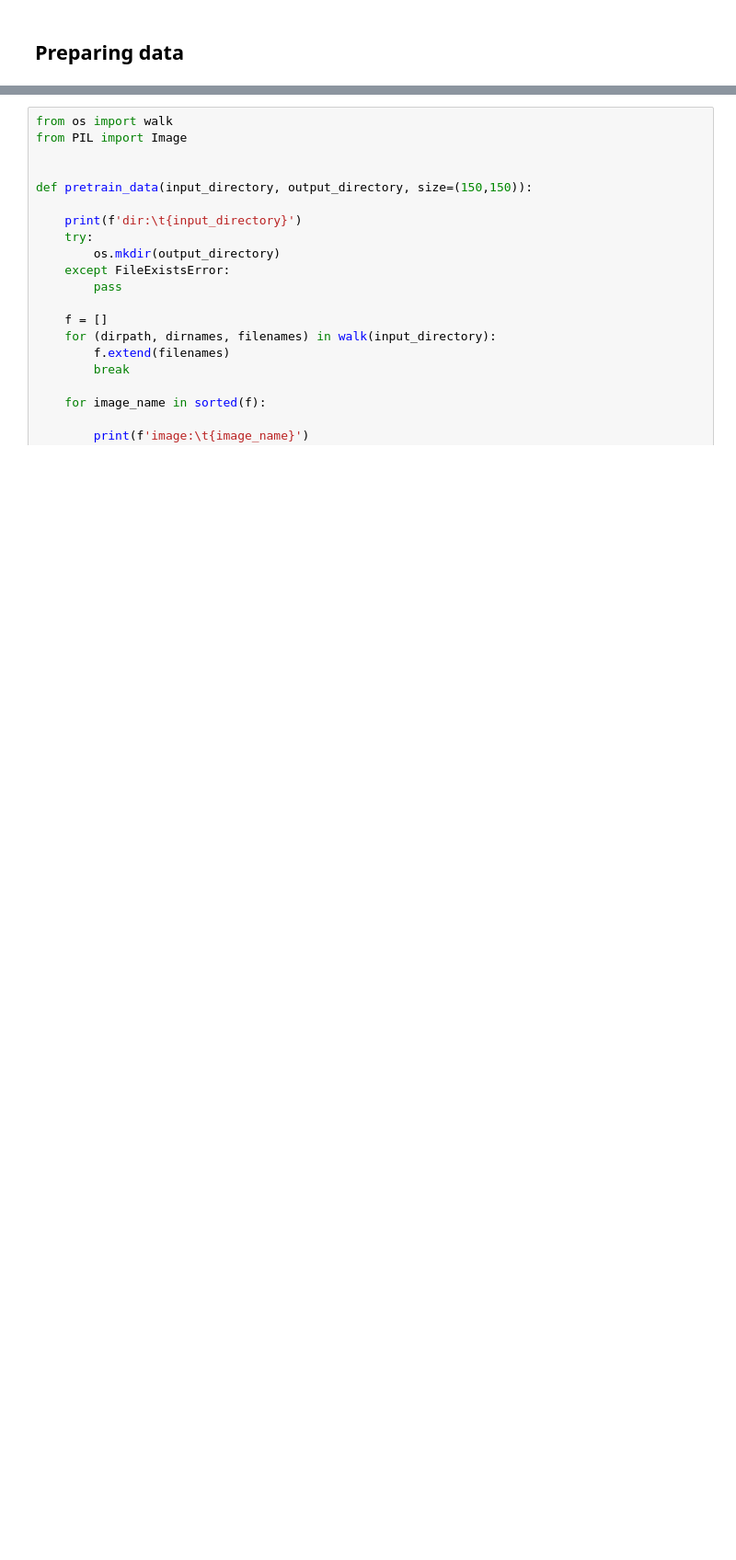
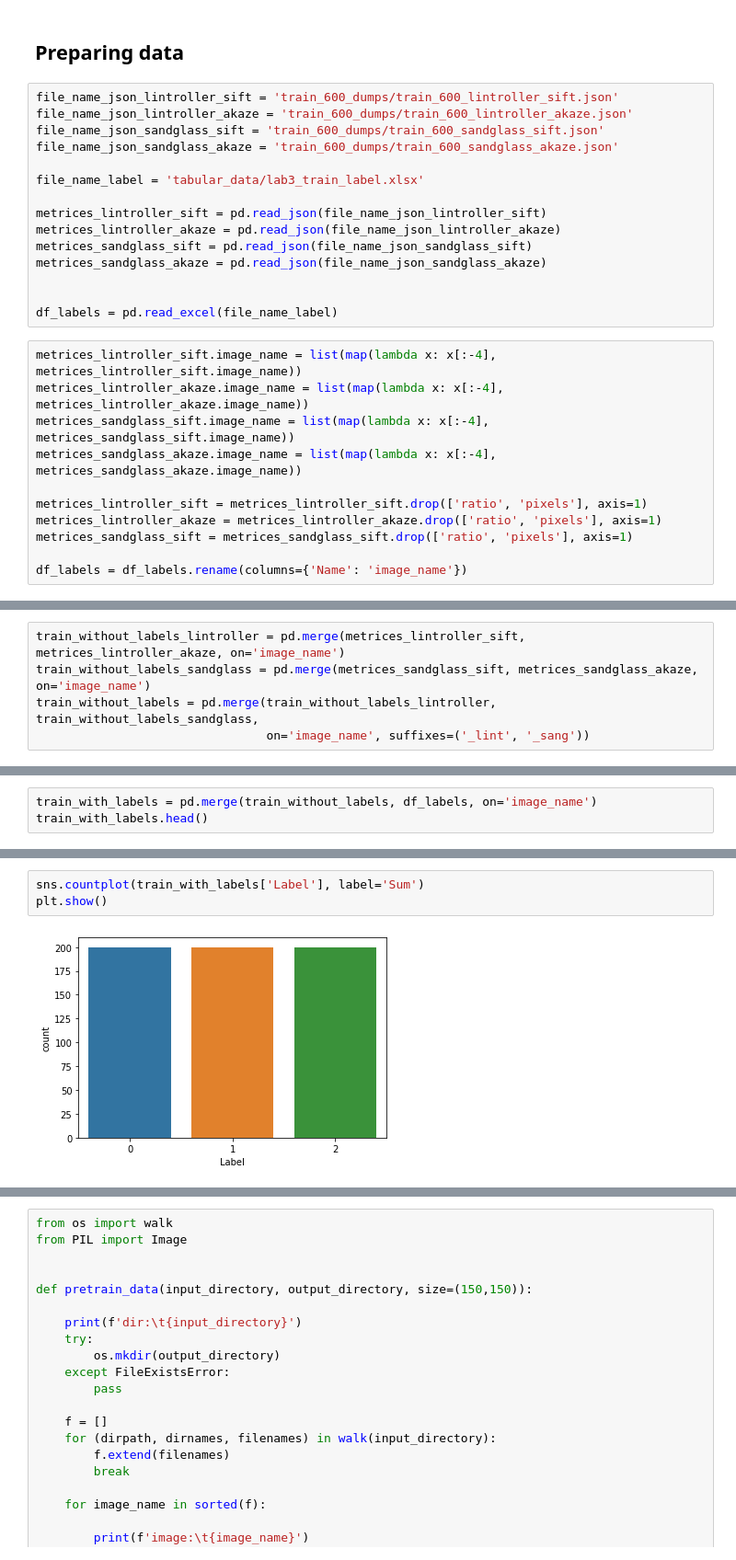
Before and after one commit to bateikoEd/object_recognition, a Jupyter notebook: Lab3/Lab3.ipynb, the cells around one changed output, grey strips where cells are left out. Shown at 92% size. Cells and saved outputs as stored; diff of their text form; blank space fills up the shorter version.

```diff
--- a/Lab3/Lab3.ipynb
+++ b/Lab3/Lab3.ipynb
@@ -237,2 +298,28 @@ error: OpenCV(4.4.0) /tmp/pip-req-build-yln3mf6z/opencv/modules/core/src/batch_d
 # %% [markdown]
 ## Preparing data
+# %%
+file_name_json_lintroller_sift = 'train_600_dumps/train_600_lintroller_sift.json'
+file_name_json_lintroller_akaze = 'train_600_dumps/train_600_lintroller_akaze.json'
+file_name_json_sandglass_sift = 'train_600_dumps/train_600_sandglass_sift.json'
+file_name_json_sandglass_akaze = 'train_600_dumps/train_600_sandglass_akaze.json'
+
+file_name_label = 'tabular_data/lab3_train_label.xlsx'
+
+metrices_lintroller_sift = pd.read_json(file_name_json_lintroller_sift)
+metrices_lintroller_akaze = pd.read_json(file_name_json_lintroller_akaze)
+metrices_sandglass_sift = pd.read_json(file_name_json_sandglass_sift)
+metrices_sandglass_akaze = pd.read_json(file_name_json_sandglass_akaze)
+
+
+df_labels = pd.read_excel(file_name_label)
+# %%
+metrices_lintroller_sift.image_name = list(map(lambda x: x[:-4], metrices_lintroller_sift.image_name))
+metrices_lintroller_akaze.image_name = list(map(lambda x: x[:-4], metrices_lintroller_akaze.image_name))
+metrices_sandglass_sift.image_name = list(map(lambda x: x[:-4], metrices_sandglass_sift.image_name))
+metrices_sandglass_akaze.image_name = list(map(lambda x: x[:-4], metrices_sandglass_akaze.image_name))
+
+metrices_lintroller_sift = metrices_lintroller_sift.drop(['ratio', 'pixels'], axis=1)
+metrices_lintroller_akaze = metrices_lintroller_akaze.drop(['ratio', 'pixels'], axis=1)
+metrices_sandglass_sift = metrices_sandglass_sift.drop(['ratio', 'pixels'], axis=1)
+
+df_labels = df_labels.rename(columns={'Name': 'image_name'})
@@ -238,0 +339,5 @@ error: OpenCV(4.4.0) /tmp/pip-req-build-yln3mf6z/opencv/modules/core/src/batch_d
+# %%
+train_without_labels_lintroller = pd.merge(metrices_lintroller_sift, metrices_lintroller_akaze, on='image_name')
+train_without_labels_sandglass = pd.merge(metrices_sandglass_sift, metrices_sandglass_akaze, on='image_name')
+train_without_labels = pd.merge(train_without_labels_lintroller, train_without_labels_sandglass,
+                                on='image_name', suffixes=('_lint', '_sang'))
@@ -238,0 +357,3 @@ error: OpenCV(4.4.0) /tmp/pip-req-build-yln3mf6z/opencv/modules/core/src/batch_d
+# %%
+train_with_labels = pd.merge(train_without_labels, df_labels, on='image_name')
+train_with_labels.head()
@@ -238,0 +367,5 @@ error: OpenCV(4.4.0) /tmp/pip-req-build-yln3mf6z/opencv/modules/core/src/batch_d
+# %%
+sns.countplot(train_with_labels['Label'], label='Sum')
+plt.show()
+# %% [output]
+[figure, added]
```
Also changed, not shown: parts of 29 cells of this notebook, 5 other files.
